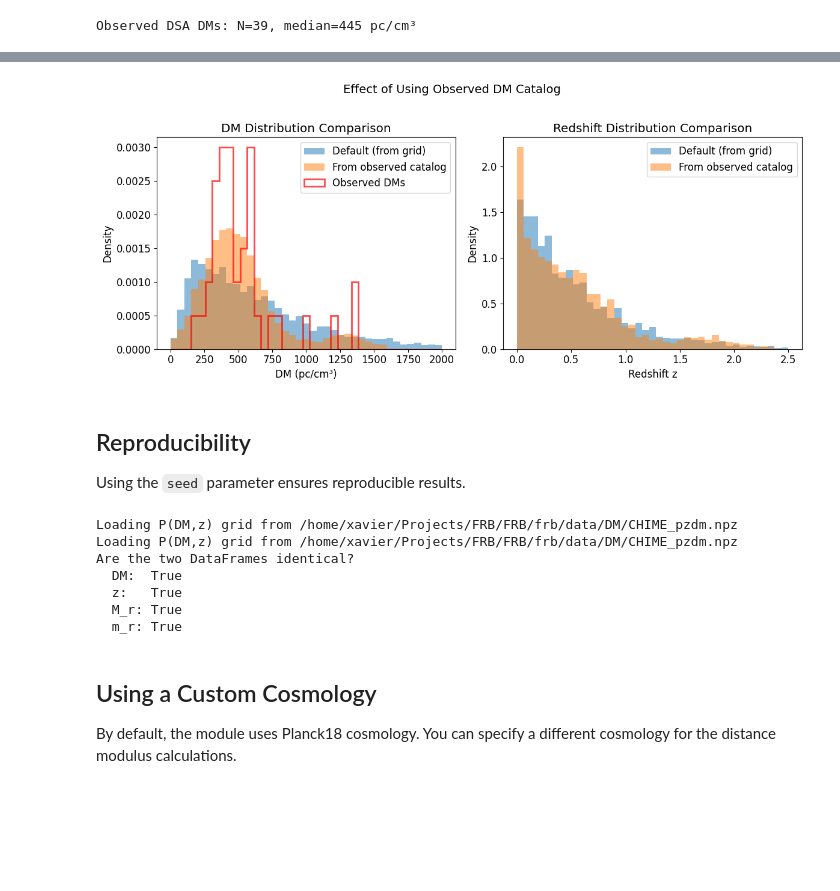
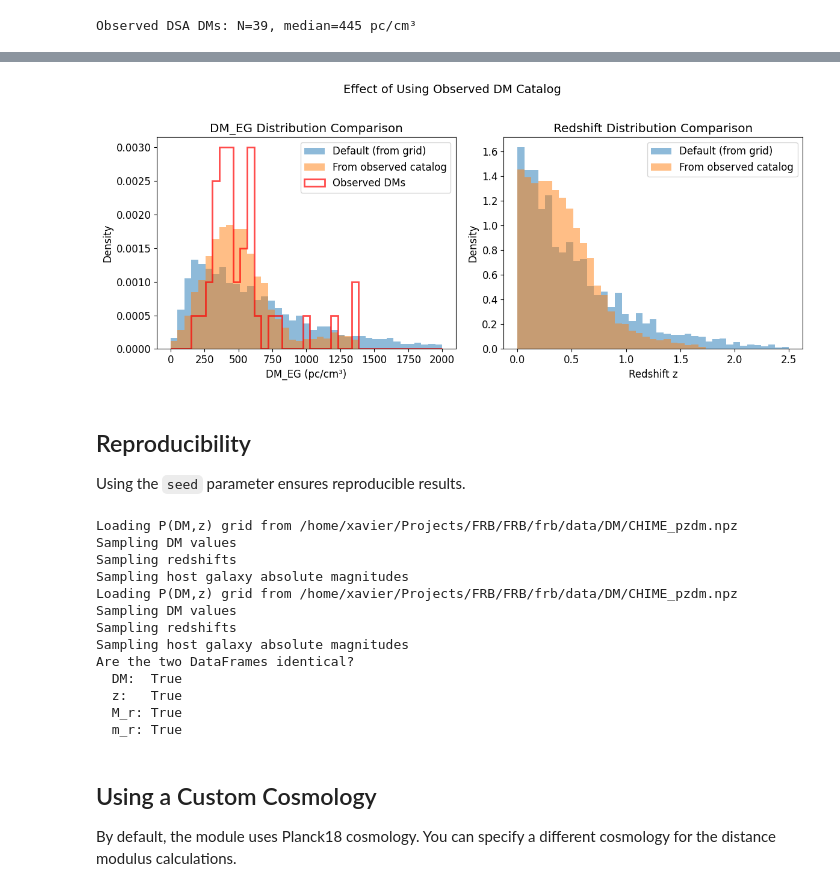
Before and after one commit to FRBs/astropath, a Jupyter notebook: docs/nb/Simulate_Generate_FRBs.ipynb, the cells around one changed output, grey strips where cells are left out. Cells and saved outputs as stored; diff of their text form; code cells hidden in the pictures; blank space fills up the shorter version.

```diff
--- a/docs/nb/Simulate_Generate_FRBs.ipynb
+++ b/docs/nb/Simulate_Generate_FRBs.ipynb
@@ -237,33 +251,33 @@ Loading P(DM,z) grid from /home/xavier/Projects/FRB/FRB/frb/data/DM/DSA_pzdm.npz
 # %%
 fig, axes = plt.subplots(1, 2, figsize=(12, 5))
 
 # DM comparison
 ax = axes[0]
 bins = np.linspace(0, 2000, 40)
-ax.hist(df_dsa_default['DM'], bins=bins, alpha=0.5, label='Default (from grid)', density=True)
-ax.hist(df_dsa_from_catalog['DM'], bins=bins, alpha=0.5, label='From observed catalog', density=True)
+ax.hist(df_dsa_default['DMeg'], bins=bins, alpha=0.5, label='Default (from grid)', density=True)
+ax.hist(df_dsa_from_catalog['DMeg'], bins=bins, alpha=0.5, label='From observed catalog', density=True)
 ax.hist(dsa_observed_dms, bins=bins, alpha=0.7, histtype='step', linewidth=2,
         color='red', label='Observed DMs', density=True)
-ax.set_xlabel('DM (pc/cm³)')
+ax.set_xlabel('DM_EG (pc/cm³)')
 ax.set_ylabel('Density')
-ax.set_title('DM Distribution Comparison')
+ax.set_title('DM_EG Distribution Comparison')
 ax.legend()
 
 # Redshift comparison
 ax = axes[1]
 bins = np.linspace(0, 2.5, 40)
 ax.hist(df_dsa_default['z'], bins=bins, alpha=0.5, label='Default (from grid)', density=True)
 ax.hist(df_dsa_from_catalog['z'], bins=bins, alpha=0.5, label='From observed catalog', density=True)
 ax.set_xlabel('Redshift z')
 ax.set_ylabel('Density')
 ax.set_title('Redshift Distribution Comparison')
 ax.legend()
 
 plt.suptitle('Effect of Using Observed DM Catalog', fontsize=14, y=1.02)
 plt.tight_layout()
 plt.show()
 # %% [output]
-[figure, old version]
+[figure, new version]
 # %% [markdown]
 ## Reproducibility
 
@@ -275,13 +289,19 @@ df2 = generate_frbs(100, 'CHIME', seed=12345)
 
 # Verify they are identical
 print("Are the two DataFrames identical?")
-print(f"  DM:  {np.allclose(df1['DM'], df2['DM'])}")
+print(f"  DM:  {np.allclose(df1['DMeg'], df2['DMeg'])}")
 print(f"  z:   {np.allclose(df1['z'], df2['z'])}")
 print(f"  M_r: {np.allclose(df1['M_r'], df2['M_r'])}")
 print(f"  m_r: {np.allclose(df1['m_r'], df2['m_r'])}")
 # %% [output]
 Loading P(DM,z) grid from /home/xavier/Projects/FRB/FRB/frb/data/DM/CHIME_pzdm.npz
+Sampling DM values
+Sampling redshifts
+Sampling host galaxy absolute magnitudes
 Loading P(DM,z) grid from /home/xavier/Projects/FRB/FRB/frb/data/DM/CHIME_pzdm.npz
+Sampling DM values
+Sampling redshifts
+Sampling host galaxy absolute magnitudes
 Are the two DataFrames identical?
   DM:  True
   z:   True
```
Also changed, not shown: parts of 11 cells of this notebook, 1 other file.
